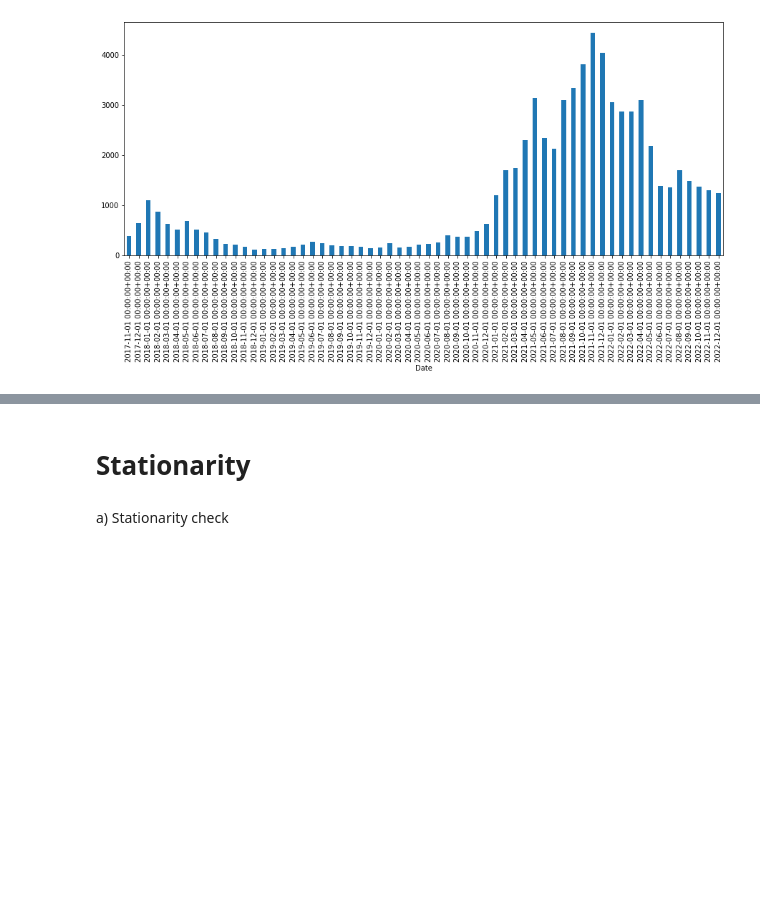
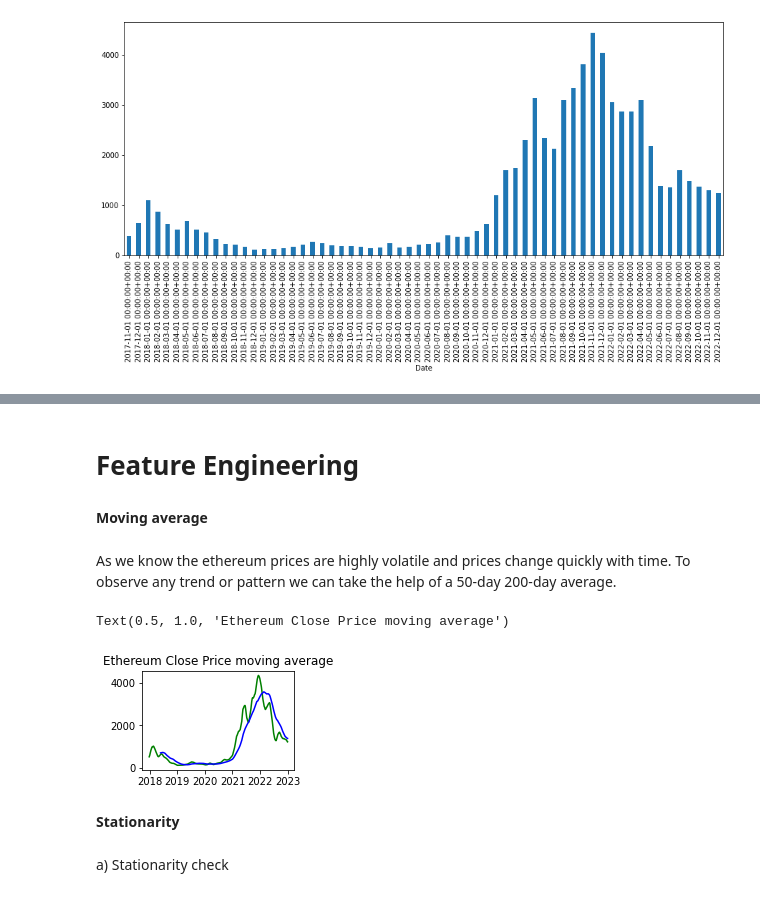
Before and after one commit to tago893/capstone, a Jupyter notebook: Day1/EdaOnTsd.ipynb, the cells around one changed output, grey strips where cells are left out. Cells and saved outputs as stored; diff of their text form; code cells hidden in the pictures; blank space fills up the shorter version.

```diff
--- a/Day1/EdaOnTsd.ipynb
+++ b/Day1/EdaOnTsd.ipynb
@@ -232,5 +309,19 @@ df2['Close'].resample(rule='MS').mean().plot(kind="bar",figsize=(15,6))
+# %% [markdown]
+# Feature Engineering
+# %% [markdown]
+**Moving average**
+# %% [markdown]
+As we know the ethereum prices are highly volatile and prices change quickly with time. To observe any trend or pattern we can take the help of a 50-day 200-day average.
+# %%
+plt.subplot(2, 2, 4)
+plt.plot(df2['Close'].rolling(50).mean(), color="green")
+plt.plot(df2['Close'].rolling(200).mean(), color="blue")
+plt.title('Ethereum Close Price moving average')
+# %% [output]
+Text(0.5, 1.0, 'Ethereum Close Price moving average')
+[figure, added]
 # %% [markdown]
-# Stationarity
+**Stationarity**
 # %% [markdown]
 a) Stationarity check
 # %%
```
Also changed, not shown: parts of 15 cells of this notebook.
